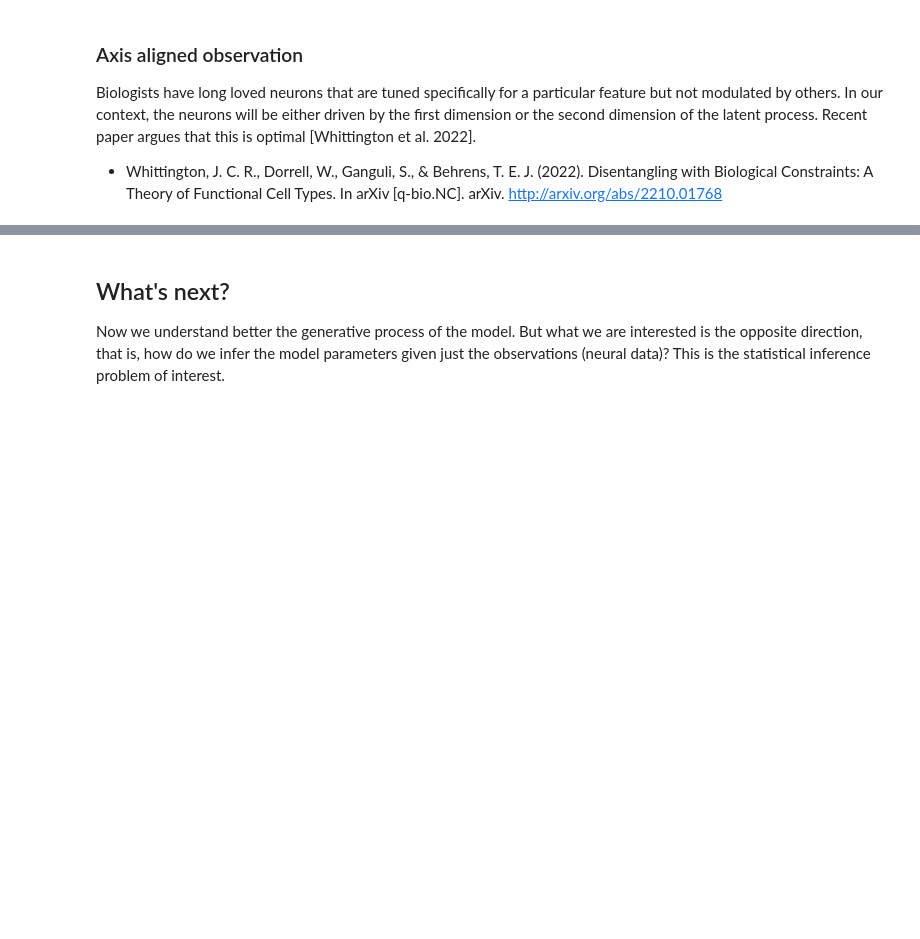
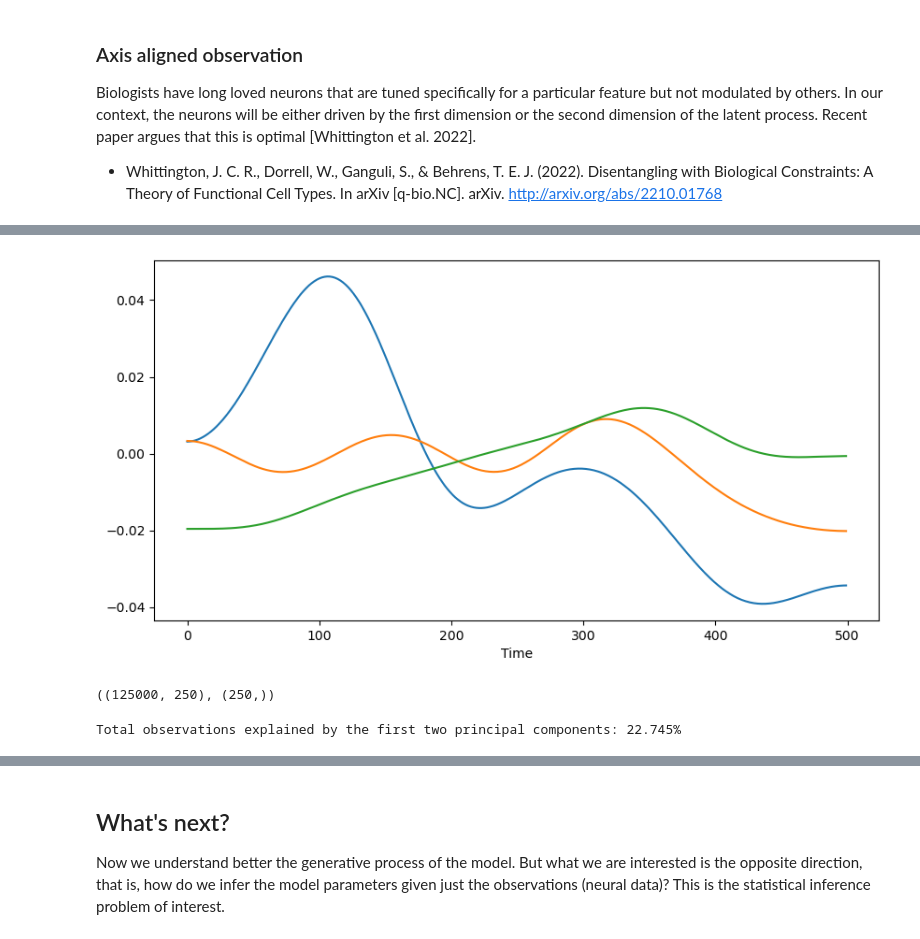
Before and after one commit to catniplab/latent_dynamics_workshop, a Jupyter notebook: 00_state_space_intuition.ipynb, the cells around one changed output, grey strips where cells are left out. Cells and saved outputs as stored; diff of their text form; code cells hidden in the pictures; blank space fills up the shorter version.

```diff
--- a/00_state_space_intuition.ipynb
+++ b/00_state_space_intuition.ipynb
@@ -166,0 +183,33 @@ plt.xlim(0, T); plt.xlabel('time'); plt.yticks([]); plt.title('raster plot (agai
+# %%
+import h5py
+import scipy
+import scipy.ndimage
+from einops import rearrange
+
+import matplotlib
+
+from code_pack.plotting import plot_two_d_vector_field_from_data, raster_to_events
+from code_pack.generate_vdp_data import generate_van_der_pol, generate_noisy_van_der_pol
+from code_pack.utils import best_fit_transformation
+
+# loading data from ./data/vdp_noisy.h5
+file_name = "vanderpol/data/poisson_obs.h5"
+
+# dynamics parameters
+data = h5py.File(file_name, 'r')
+system_parameters = {}
+system_parameters['mu'] = data['mu']
+system_parameters['tau_1'] = data['tau_1']
+system_parameters['tau_2'] = data['tau_2']
+system_parameters['sigma'] = data['sigma']
+system_parameters['scale'] = np.array(data['scale'])
+
+Y = np.array(data['Y'])
+X = np.array(data['X'])
+C = np.array(data['C'])
+b = np.array(data['bias'])
+
+n_trials = Y.shape[0]
+n_latents = X.shape[2]
+n_neurons = Y.shape[2]
+n_time_bins = Y.shape[1]
@@ -166,0 +258,25 @@ plt.xlim(0, T); plt.xlabel('time'); plt.yticks([]); plt.title('raster plot (agai
+# %%
+# smoothing data with a gaussian kernel
+data_stacked = rearrange(np.array(data['Y']), 'trial time neurons -> (trial neurons) time')
+data_smooth = scipy.ndimage.gaussian_filter1d(input = data_stacked, sigma=50.0, axis=1)
+data_smooth = rearrange(data_smooth, '(trial neurons) time -> (trial time) neurons', trial=250, neurons=250) # TODO: hardcoded
+data_centered = data_smooth - np.mean(data_smooth, axis=0)
+# %%
+tidx = slice(500,1000)
+fig, ax = plt.subplots(1, 1, figsize =(10, 5))
+ax.plot(data_centered[tidx, 0:3]);
+ax.set_xlabel("Time");
+# %% [output]
+[figure, added]
+# %%
+# PCA using SVD
+u, s, vh = np.linalg.svd(data_centered, full_matrices=False)
+u.shape, s.shape
+# %% [output]
+((125000, 250), (250,))
+# %%
+norm_sv = s**2/np.sum(s**2)
+top2sv = np.sum(norm_sv[:2])
+print("Total observations explained by the first two principal components: {0:.3f}%".format(top2sv*100))
+# %% [output]
+Total observations explained by the first two principal components: 22.745%
```
Also changed, not shown: parts of 16 cells of this notebook, 2 other files.
